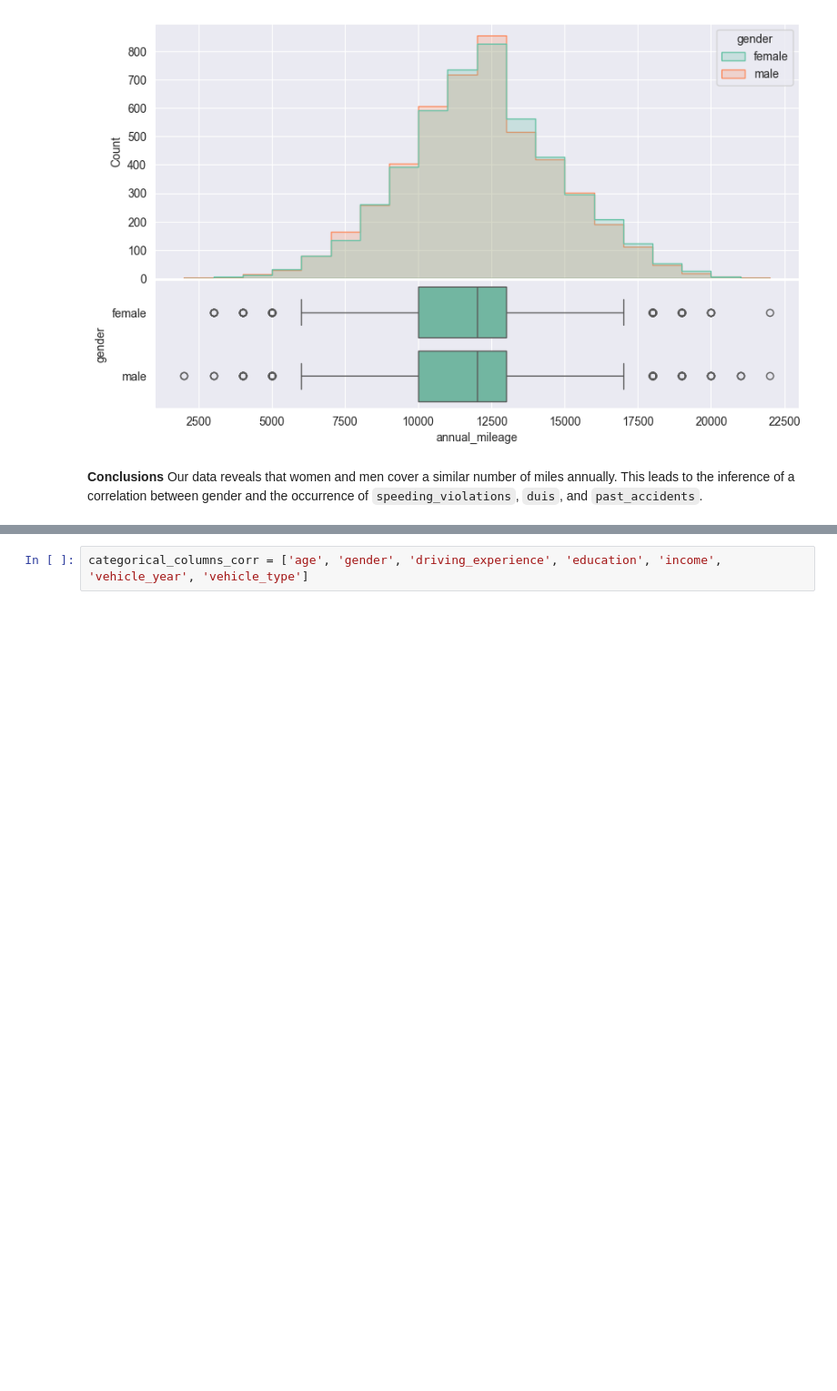
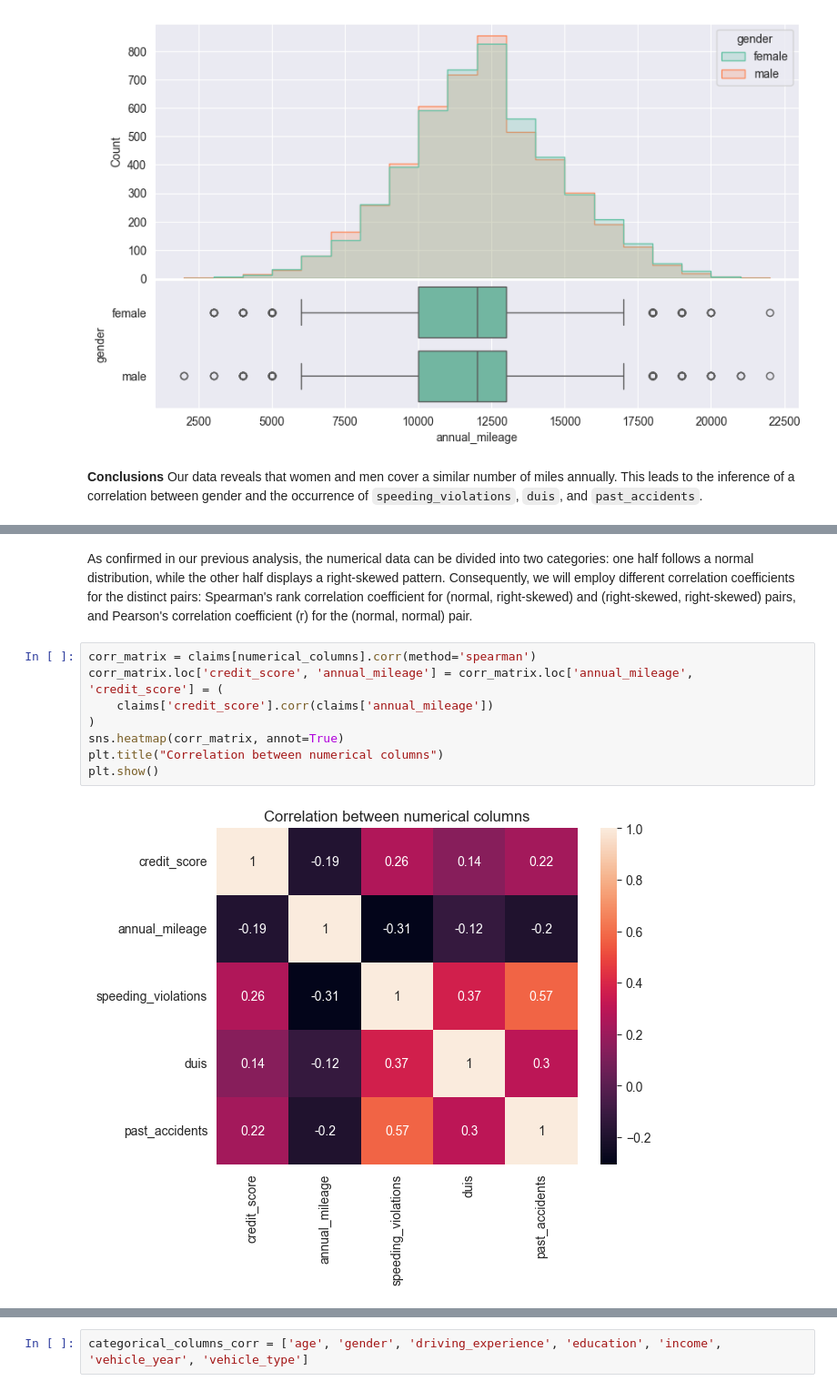
Before and after one commit to mariakyrychok/ds_homeworks, a Jupyter notebook: lec_4/main.ipynb, the cells around one changed output, grey strips where cells are left out. Shown at 91% size. Drawn from its saved outputs; the diff is of its cells as text; blank space fills up the shorter version.

```diff
--- a/lec_4/main.ipynb
+++ b/lec_4/main.ipynb
@@ -486,3 +509,15 @@ sns.pairplot(data=claims, vars=['credit_score', 'annual_mileage', 'speeding_viol
 # %% [output]
 <seaborn.axisgrid.PairGrid at 0x...>
 [figure]
+# %% [markdown]
+As confirmed in our previous analysis, the numerical data can be divided into two categories: one half follows a normal distribution, while the other half displays a right-skewed pattern. Consequently, we will employ different correlation coefficients for the distinct pairs: Spearman's rank correlation coefficient for (normal, right-skewed) and (right-skewed, right-skewed) pairs, and Pearson's correlation coefficient (r) for the (normal, normal) pair.
+# %%
+corr_matrix = claims[numerical_columns].corr(method='spearman')
+corr_matrix.loc['credit_score', 'annual_mileage'] = corr_matrix.loc['annual_mileage', 'credit_score'] = (
+    claims['credit_score'].corr(claims['annual_mileage'])
+)
+sns.heatmap(corr_matrix, annot=True)
+plt.title("Correlation between numerical columns")
+plt.show()
+# %% [output]
+[figure, added]
```
Also changed, not shown: parts of 23 cells of this notebook.
